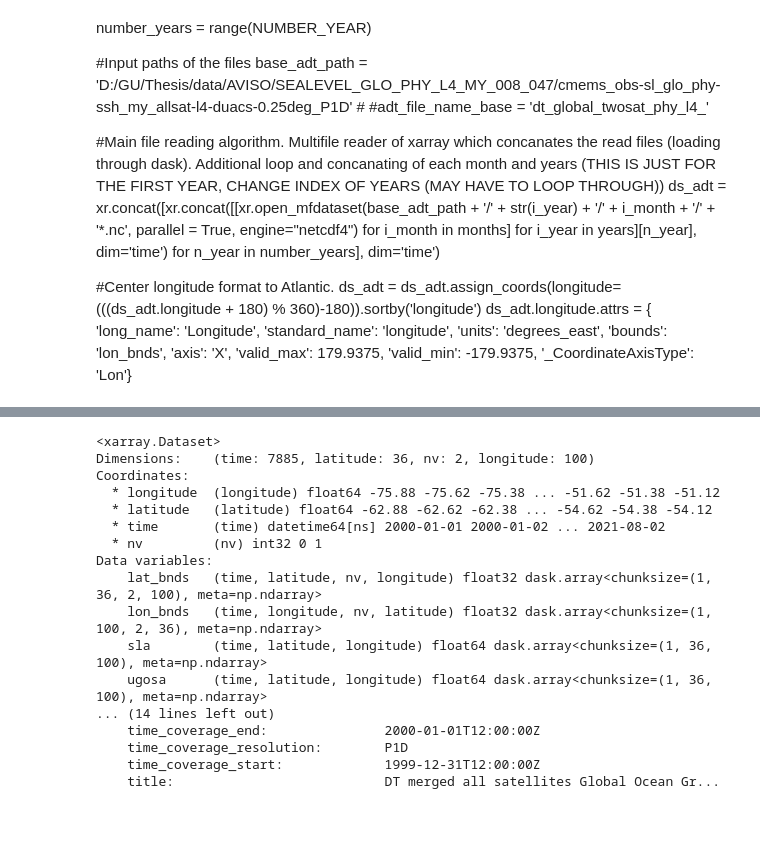
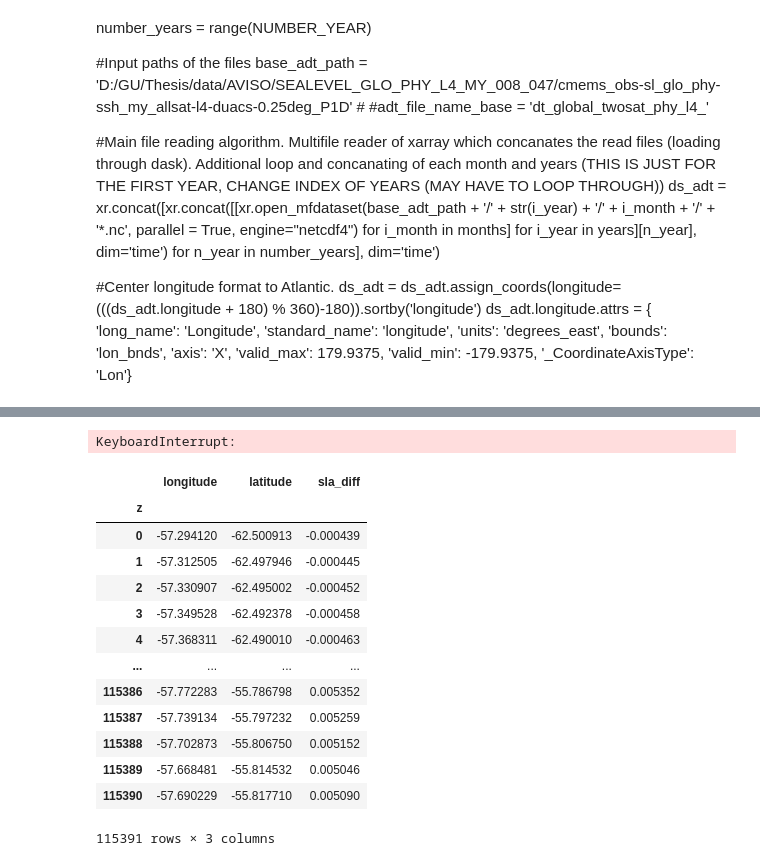
Before and after one commit to gianluccag/frontal_variability_SO, a Jupyter notebook: notebooks/SOCAT/SOCAT_analysis_1.ipynb, the cells around one changed output, grey strips where cells are left out. Drawn from its saved outputs; the diff is of its cells as text; code cells hidden in the pictures; blank space fills up the shorter version.

```diff
--- a/notebooks/SOCAT/SOCAT_analysis_1.ipynb
+++ b/notebooks/SOCAT/SOCAT_analysis_1.ipynb
@@ -211,20 +162,0 @@ To avoid creating the large chunks, set the option
-# %%
-ds_adt
-# %% [output]
-<xarray.Dataset>
-Dimensions:    (time: 7885, latitude: 36, nv: 2, longitude: 100)
-Coordinates:
-  * longitude  (longitude) float64 -75.88 -75.62 -75.38 ... -51.62 -51.38 -51.12
-  * latitude   (latitude) float64 -62.88 -62.62 -62.38 ... -54.62 -54.38 -54.12
-  * time       (time) datetime64[ns] 2000-01-01 2000-01-02 ... 2021-08-02
-  * nv         (nv) int32 0 1
-Data variables:
-    lat_bnds   (time, latitude, nv, longitude) float32 dask.array<chunksize=(1, 36, 2, 100), meta=np.ndarray>
-    lon_bnds   (time, longitude, nv, latitude) float32 dask.array<chunksize=(1, 100, 2, 36), meta=np.ndarray>
-    sla        (time, latitude, longitude) float64 dask.array<chunksize=(1, 36, 100), meta=np.ndarray>
-    ugosa      (time, latitude, longitude) float64 dask.array<chunksize=(1, 36, 100), meta=np.ndarray>
-... (14 lines left out)
-    time_coverage_end:               2000-01-01T12:00:00Z
-    time_coverage_resolution:        P1D
-    time_coverage_start:             1999-12-31T12:00:00Z
-    title:                           DT merged all satellites Global Ocean Gr...
@@ -230,0 +170,27 @@ Data variables:
+# %%
+da_sla_time_mean = ds_adt['sla'].mean('time')
+da_sla_time_mean_interp = da_sla_time_mean.interp(longitude=('z', df_bx['lon']), latitude= ('z', df_bx['lat']), method='linear')
+
+df_sla_mean = da_sla_time_mean_interp.to_dataframe()
+df_sla_mean['sla_time_mean'] = df_sla_mean['sla']
+
+df_bx['sla_mean'] = df_sla_mean['sla_time_mean']
+# %% [output]
+KeyboardInterrupt:
+# %%
+df_sla_diff_mean
+# %% [output]
+|  | longitude | latitude | sla_diff |
+| z |  |  |  |
+| 0 | -57.294120 | -62.500913 | -0.000439 |
+| 1 | -57.312505 | -62.497946 | -0.000445 |
+| 2 | -57.330907 | -62.495002 | -0.000452 |
+| 3 | -57.349528 | -62.492378 | -0.000458 |
+| 4 | -57.368311 | -62.490010 | -0.000463 |
+| ... | ... | ... | ... |
+| 115386 | -57.772283 | -55.786798 | 0.005352 |
+| 115387 | -57.739134 | -55.797232 | 0.005259 |
+| 115388 | -57.702873 | -55.806750 | 0.005152 |
+| 115389 | -57.668481 | -55.814532 | 0.005046 |
+| 115390 | -57.690229 | -55.817710 | 0.005090 |
+115391 rows × 3 columns
```
Also changed, not shown: parts of 35 cells of this notebook, 8 other files.
